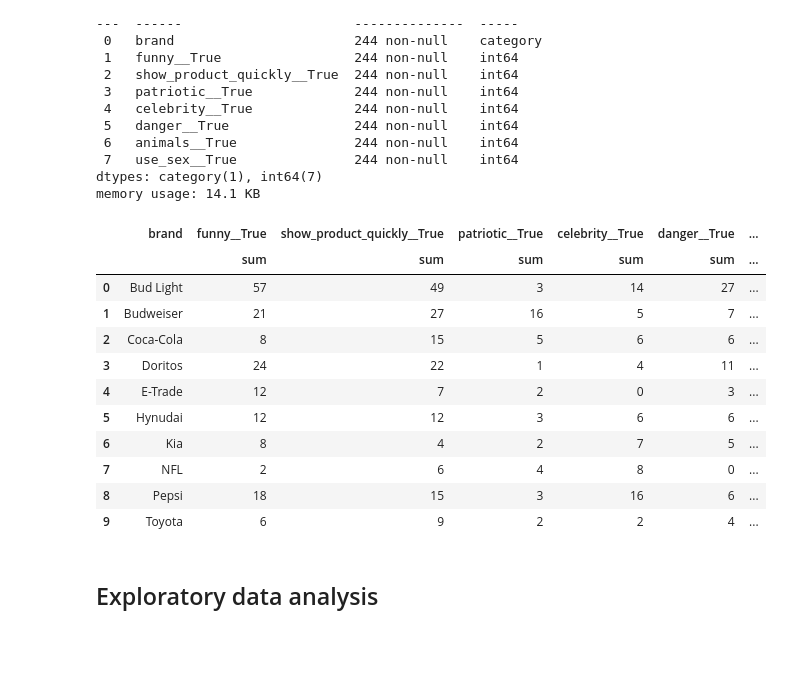
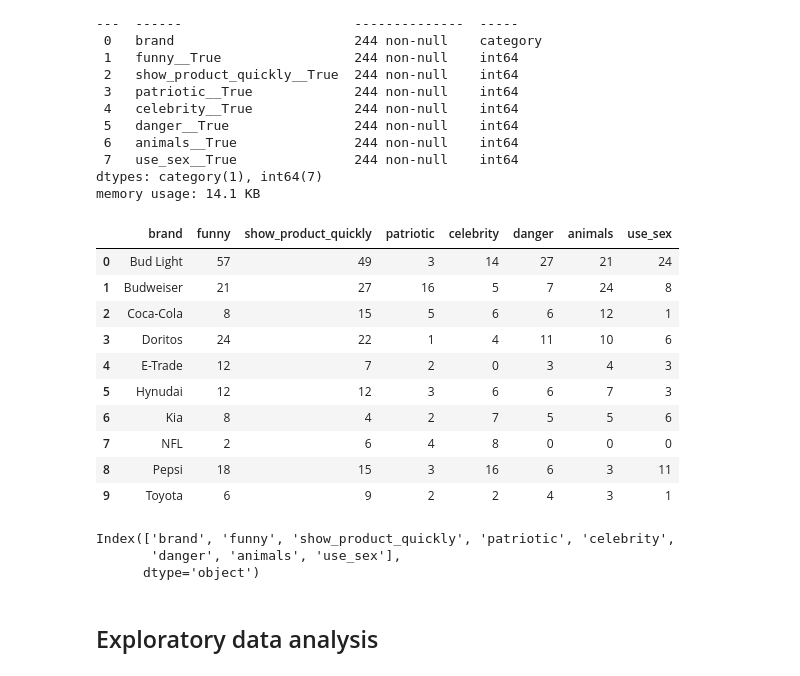
Before and after one commit to liparose/homework-1, a Jupyter notebook: notebooks/04-data-exploration.ipynb, the cells around one changed output. Drawn from its saved outputs; the diff is of its cells as text; code cells hidden in the pictures; blank space fills up the shorter version.

```diff
--- a/notebooks/04-data-exploration.ipynb
+++ b/notebooks/04-data-exploration.ipynb
@@ -185,32 +185,47 @@ Data columns (total 8 columns):
 dtypes: category(1), int64(7)
 memory usage: 14.1 KB
 # %%
-#liste['use_sex__True'].sum()
-
-new = liste.groupby(['brand']).agg({
+final = liste.groupby(['brand']).agg({
     'funny__True': ['sum'],
     'show_product_quickly__True': ['sum'],
     'patriotic__True': ['sum'],
     'celebrity__True': ['sum'],
     'danger__True': ['sum'],
     'animals__True': ['sum'],
     'use_sex__True': ['sum']
     }).reset_index()
 
-new
+final.columns = final.columns.droplevel(level=1)
+
+final = final.rename(columns={
+            "funny__True": "funny",
+            "show_product_quickly__True": "show_product_quickly",
+            "patriotic__True": "patriotic",
+            "celebrity__True": 'celebrity',
+            "danger__True": "danger",
+            "animals__True": "animals",
+            "use_sex__True": "use_sex"
+}, errors="raise")
+
+final
 # %% [output]
-|  | brand | funny__True | show_product_quickly__True | patriotic__True | celebrity__True | danger__True | ... |
-|  |  | sum | sum | sum | sum | sum | ... |
-| 0 | Bud Light | 57 | 49 | 3 | 14 | 27 | ... |
-| 1 | Budweiser | 21 | 27 | 16 | 5 | 7 | ... |
-| 2 | Coca-Cola | 8 | 15 | 5 | 6 | 6 | ... |
-| 3 | Doritos | 24 | 22 | 1 | 4 | 11 | ... |
-| 4 | E-Trade | 12 | 7 | 2 | 0 | 3 | ... |
-| 5 | Hynudai | 12 | 12 | 3 | 6 | 6 | ... |
-| 6 | Kia | 8 | 4 | 2 | 7 | 5 | ... |
-| 7 | NFL | 2 | 6 | 4 | 8 | 0 | ... |
-| 8 | Pepsi | 18 | 15 | 3 | 16 | 6 | ... |
-| 9 | Toyota | 6 | 9 | 2 | 2 | 4 | ... |
+|  | brand | funny | show_product_quickly | patriotic | celebrity | danger | animals | use_sex |
+| 0 | Bud Light | 57 | 49 | 3 | 14 | 27 | 21 | 24 |
+| 1 | Budweiser | 21 | 27 | 16 | 5 | 7 | 24 | 8 |
+| 2 | Coca-Cola | 8 | 15 | 5 | 6 | 6 | 12 | 1 |
+| 3 | Doritos | 24 | 22 | 1 | 4 | 11 | 10 | 6 |
+| 4 | E-Trade | 12 | 7 | 2 | 0 | 3 | 4 | 3 |
+| 5 | Hynudai | 12 | 12 | 3 | 6 | 6 | 7 | 3 |
+| 6 | Kia | 8 | 4 | 2 | 7 | 5 | 5 | 6 |
+| 7 | NFL | 2 | 6 | 4 | 8 | 0 | 0 | 0 |
+| 8 | Pepsi | 18 | 15 | 3 | 16 | 6 | 3 | 11 |
+| 9 | Toyota | 6 | 9 | 2 | 2 | 4 | 3 | 1 |
+# %%
+final.columns
+# %% [output]
+Index(['brand', 'funny', 'show_product_quickly', 'patriotic', 'celebrity',
+       'danger', 'animals', 'use_sex'],
+      dtype='object')
 # %% [markdown]
 ## Exploratory data analysis
 # %%
```
Also changed, not shown: parts of 2 cells of this notebook.
